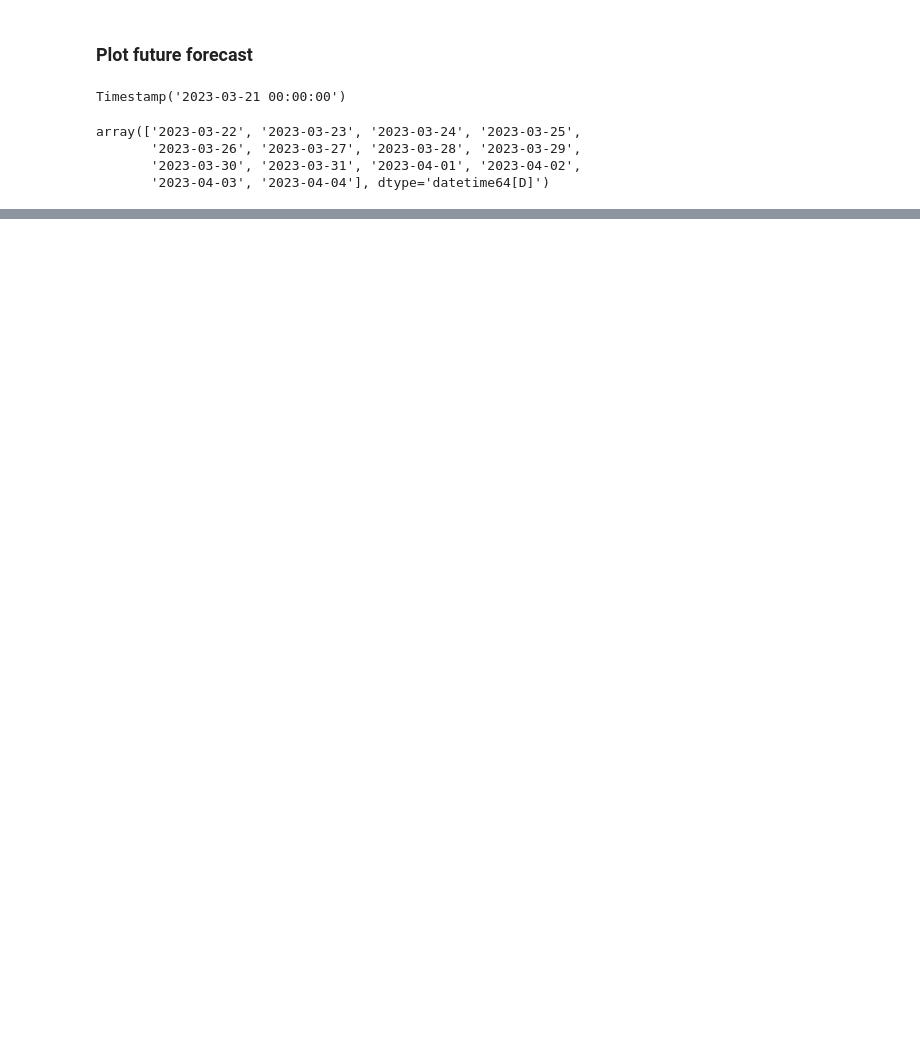
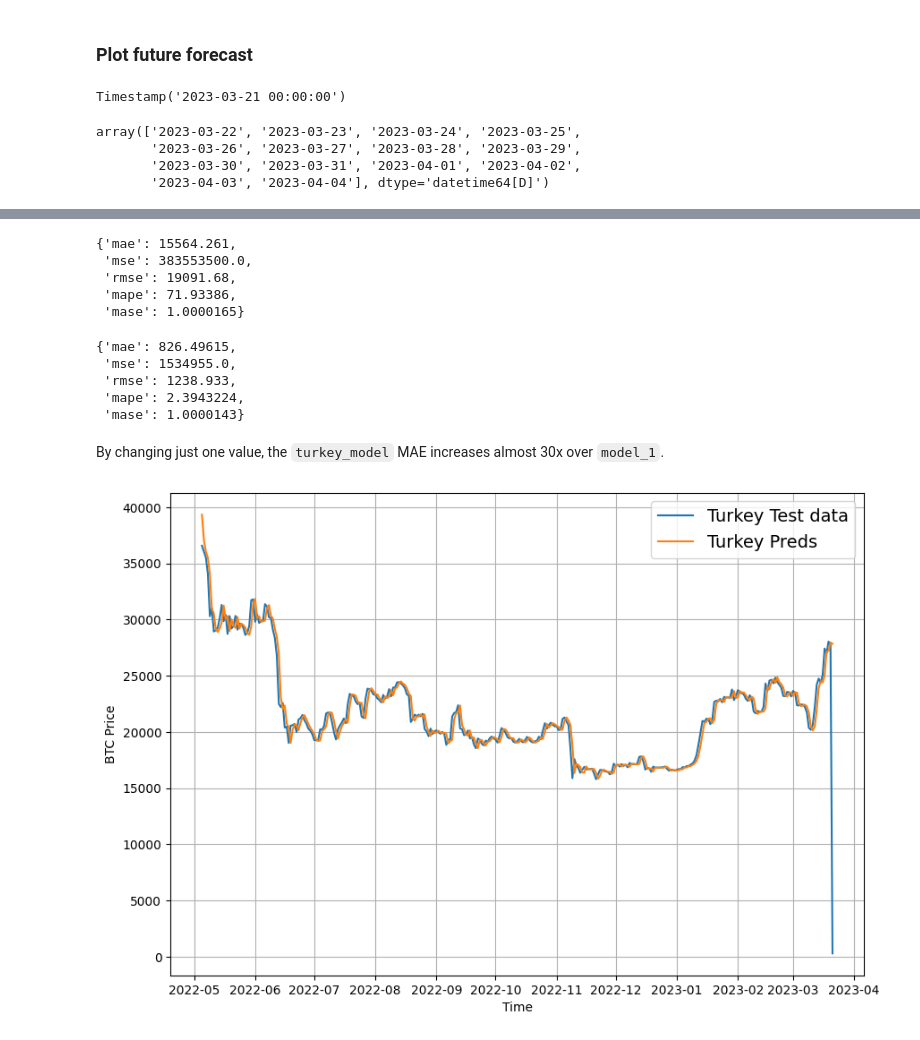
Before and after one commit to SaketMunda/time-series-with-tensorflow, a Jupyter notebook: time_series_with_tensorflow_bitpredict.ipynb, the cells around one changed output, grey strips where cells are left out. Saved outputs shown, nothing was run; the diff lists cells and outputs as text; code cells hidden in the pictures; blank space fills up the shorter version.

```diff
--- a/time_series_with_tensorflow_bitpredict.ipynb
+++ b/time_series_with_tensorflow_bitpredict.ipynb
@@ -2409,0 +2508,4 @@ plot_time_series(next_timesteps, future_forecast, format="-", label="Predicted B
+# %%
+# Load the best model
+turkey_model = tf.keras.models.load_model("model_experiments/model_10_turkey_model/")
+turkey_model.evaluate(X_test, y_test)
@@ -2409,0 +2517,3 @@ plot_time_series(next_timesteps, future_forecast, format="-", label="Predicted B
+# %%
+turkey_preds = make_predictions(turkey_model, X_test)
+turkey_preds[:10]
@@ -2409,0 +2525,37 @@ plot_time_series(next_timesteps, future_forecast, format="-", label="Predicted B
+# %%
+# Evaluate turkey results
+turkey_results = evaluate_preds(y_true=y_test,
+                                y_pred=turkey_preds)
+turkey_results
+# %% [output]
+{'mae': 15564.261,
+ 'mse': 383553500.0,
+ 'rmse': 19091.68,
+ 'mape': 71.93386,
+ 'mase': 1.0000165}
+# %%
+model_1_results
+# %% [output]
+{'mae': 826.49615,
+ 'mse': 1534955.0,
+ 'rmse': 1238.933,
+ 'mape': 2.3943224,
+ 'mase': 1.0000143}
+# %% [markdown]
+By changing just one value, the `turkey_model` MAE increases almost 30x over `model_1`.
+# %%
+plt.figure(figsize=(10,7))
+offset=300
+plot_time_series(timesteps=btc_timesteps_turkey[-len(X_test):],
+                 values=btc_price_turkey[-len(y_test):],
+                 format="-",
+                 label="Turkey Test data",
+                 start=offset)
+
+plot_time_series(timesteps=btc_timesteps_turkey[-len(X_test):],
+                 values=turkey_preds,
+                 format="-",
+                 label="Turkey Preds",
+                 start=offset);
+# %% [output]
+[figure, added]
```
Also changed, not shown: parts of 68 cells of this notebook.
